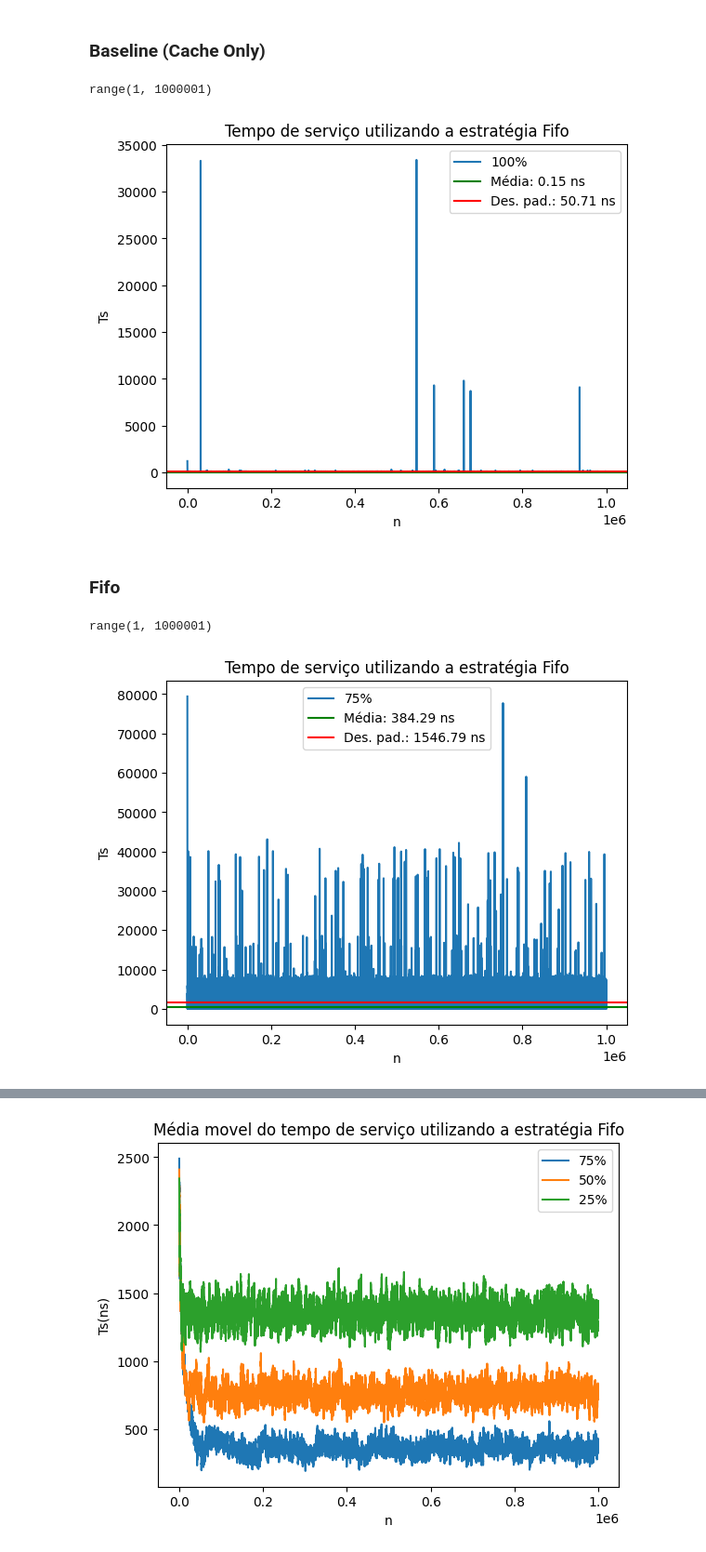
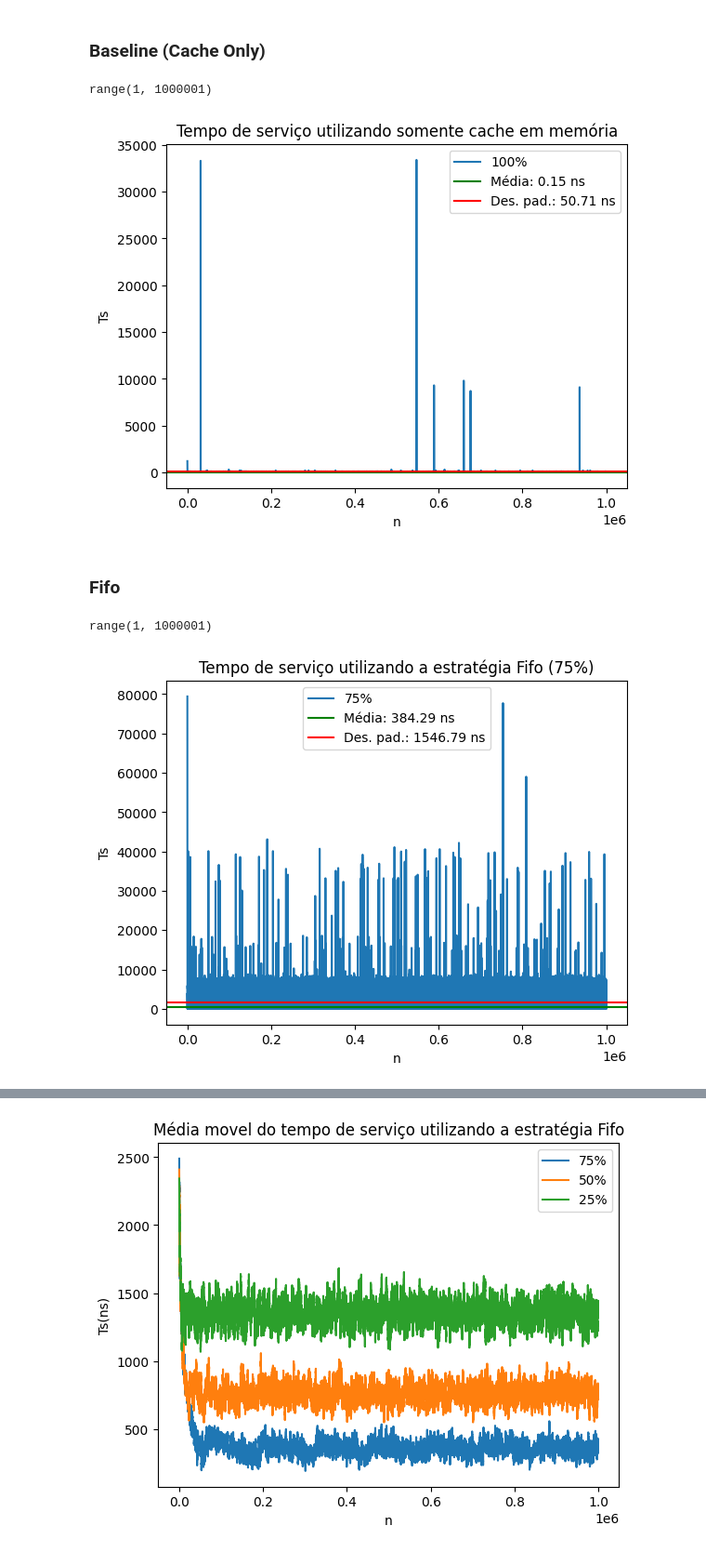
Before and after one commit to jjackbauer/cachingAnalysis, a Jupyter notebook: Analysis/Caching Analysis.ipynb, the cells around one changed output, grey strips where cells are left out. Shown at 93% size. Saved outputs shown, nothing was run; the diff lists cells and outputs as text; code cells hidden in the pictures.

```diff
--- a/Analysis/Caching Analysis.ipynb
+++ b/Analysis/Caching Analysis.ipynb
@@ -172,35 +174,39 @@ import matplotlib.pyplot as plt
 import numpy as np
 
 nRequests = 1000000
 n = range(1, nRequests+1)
 print(n)
 serviceTime = 'TimeElapsedInNanosseconds'
 
 OnlyCache = scenariosDict['Only']['10000'].requests[serviceTime]
 
 
 
 fig, ax = plt.subplots()
 
 MtsOnlyCache = np.mean(OnlyCache)
 mtsOnlyCachestd = np.std(OnlyCache)
 
 
 ax.plot(n, OnlyCache, label='100%')
 ax.axhline(MtsOnlyCache, color='green', label=f'Média: {MtsOnlyCache:.2f} ns')
 
 ax.axhline(mtsOnlyCachestd, color='red', label=f'Des. pad.: {mtsOnlyCachestd:.2f} ns')
 
 ax.legend()
 
+graphName = 'Tempo de serviço utilizando somente cache em memória'
+
 ax.set_xlabel('n')
 ax.set_ylabel('Ts')
-ax.set_title('Tempo de serviço utilizando a estratégia Fifo')
+ax.set_title(graphName)
 
+
+plt.savefig(f"graphs/{graphName}.svg", format="svg")
 plt.show()
 # %% [output]
 range(1, 1000001)
-[figure, old version]
+[figure, new version]
 # %% [markdown]
 ### Fifo
 # %%
@@ -231,14 +237,17 @@ ax.axhline(mts75std, color='red', label=f'Des. pad.: {mts75std:.2f} ns')
 
 ax.legend()
 
+graphName = 'Tempo de serviço utilizando a estratégia Fifo (75%)'
+
 ax.set_xlabel('n')
 ax.set_ylabel('Ts')
-ax.set_title('Tempo de serviço utilizando a estratégia Fifo')
+ax.set_title(graphName)
 
+plt.savefig(f"graphs/{graphName}.svg", format="svg")
 plt.show()
 # %% [output]
 range(1, 1000001)
-[figure, old version]
+[figure, new version]
 # %%
 fig, ax = plt.subplots()
 
```
Also changed, not shown: parts of 27 cells of this notebook, 22 other files.
